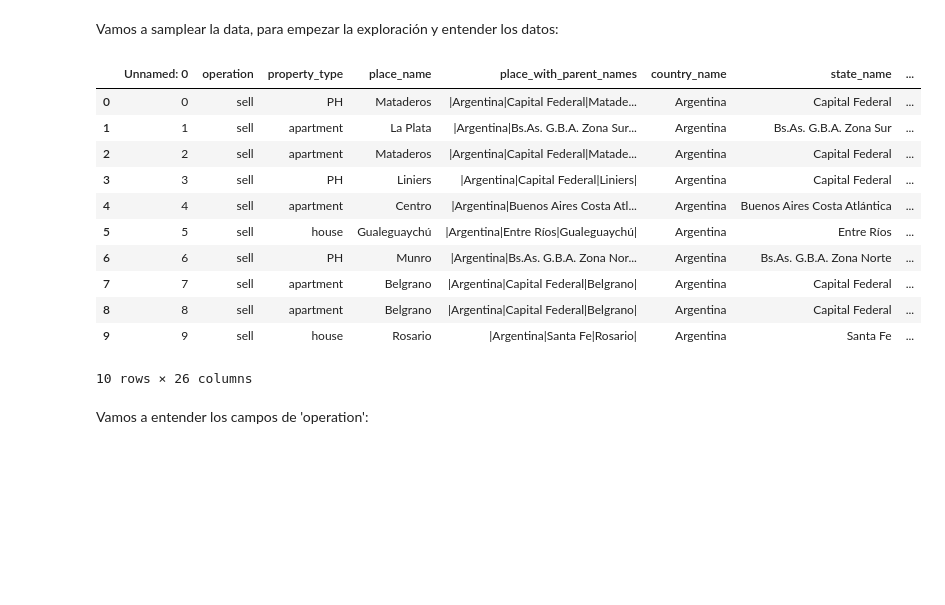
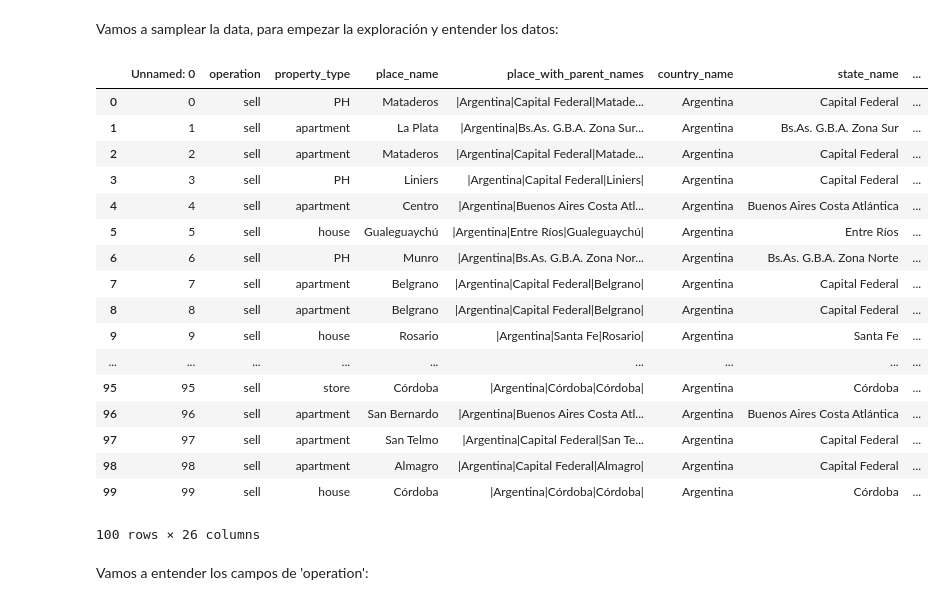
Before and after one commit to atognola/G8_DS_DH, a Jupyter notebook: Limpieza.ipynb, the cells around one changed output. Drawn from its saved outputs; the diff is of its cells as text; code cells hidden in the pictures; blank space fills up the shorter version.

```diff
--- a/Limpieza.ipynb
+++ b/Limpieza.ipynb
@@ -11,20 +11,26 @@ df = pd.read_csv("properatti.csv")
 # %% [markdown]
 Vamos a samplear la data, para empezar la exploración y entender los datos:
 # %%
-df.head(10)
+df.head(100)
 # %% [output]
 |  | Unnamed: 0 | operation | property_type | place_name | place_with_parent_names | country_name | state_name | ... |
 | 0 | 0 | sell | PH | Mataderos | |Argentina|Capital Federal|Matade... | Argentina | Capital Federal | ... |
 | 1 | 1 | sell | apartment | La Plata | |Argentina|Bs.As. G.B.A. Zona Sur... | Argentina | Bs.As. G.B.A. Zona Sur | ... |
 | 2 | 2 | sell | apartment | Mataderos | |Argentina|Capital Federal|Matade... | Argentina | Capital Federal | ... |
 | 3 | 3 | sell | PH | Liniers | |Argentina|Capital Federal|Liniers| | Argentina | Capital Federal | ... |
 | 4 | 4 | sell | apartment | Centro | |Argentina|Buenos Aires Costa Atl... | Argentina | Buenos Aires Costa Atlántica | ... |
 | 5 | 5 | sell | house | Gualeguaychú | |Argentina|Entre Ríos|Gualeguaychú| | Argentina | Entre Ríos | ... |
 | 6 | 6 | sell | PH | Munro | |Argentina|Bs.As. G.B.A. Zona Nor... | Argentina | Bs.As. G.B.A. Zona Norte | ... |
 | 7 | 7 | sell | apartment | Belgrano | |Argentina|Capital Federal|Belgrano| | Argentina | Capital Federal | ... |
 | 8 | 8 | sell | apartment | Belgrano | |Argentina|Capital Federal|Belgrano| | Argentina | Capital Federal | ... |
 | 9 | 9 | sell | house | Rosario | |Argentina|Santa Fe|Rosario| | Argentina | Santa Fe | ... |
+| ... | ... | ... | ... | ... | ... | ... | ... | ... |
+| 95 | 95 | sell | store | Córdoba | |Argentina|Córdoba|Córdoba| | Argentina | Córdoba | ... |
+| 96 | 96 | sell | apartment | San Bernardo | |Argentina|Buenos Aires Costa Atl... | Argentina | Buenos Aires Costa Atlántica | ... |
+| 97 | 97 | sell | apartment | San Telmo | |Argentina|Capital Federal|San Te... | Argentina | Capital Federal | ... |
+| 98 | 98 | sell | apartment | Almagro | |Argentina|Capital Federal|Almagro| | Argentina | Capital Federal | ... |
+| 99 | 99 | sell | house | Córdoba | |Argentina|Córdoba|Córdoba| | Argentina | Córdoba | ... |
-10 rows × 26 columns
+100 rows × 26 columns
 # %% [markdown]
 Vamos a entender los campos de 'operation':
 # %%
```
Also changed, not shown: parts of 3 cells of this notebook.
